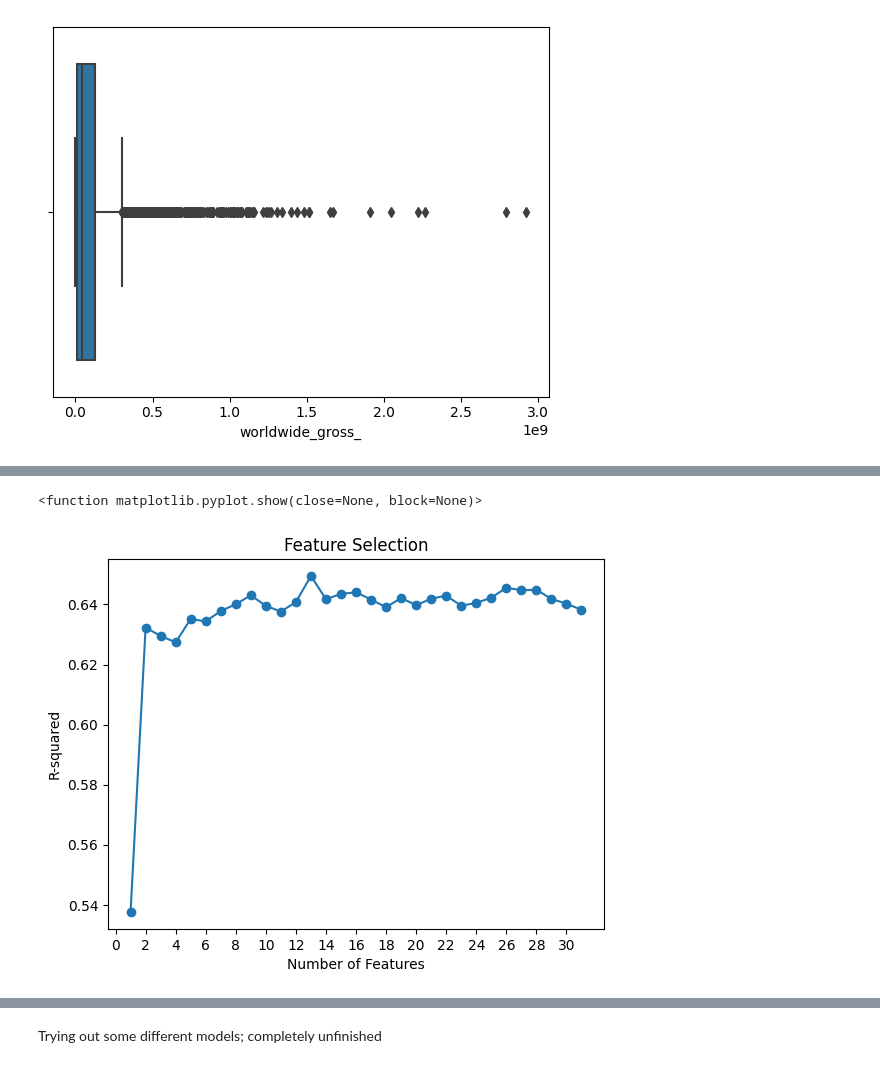
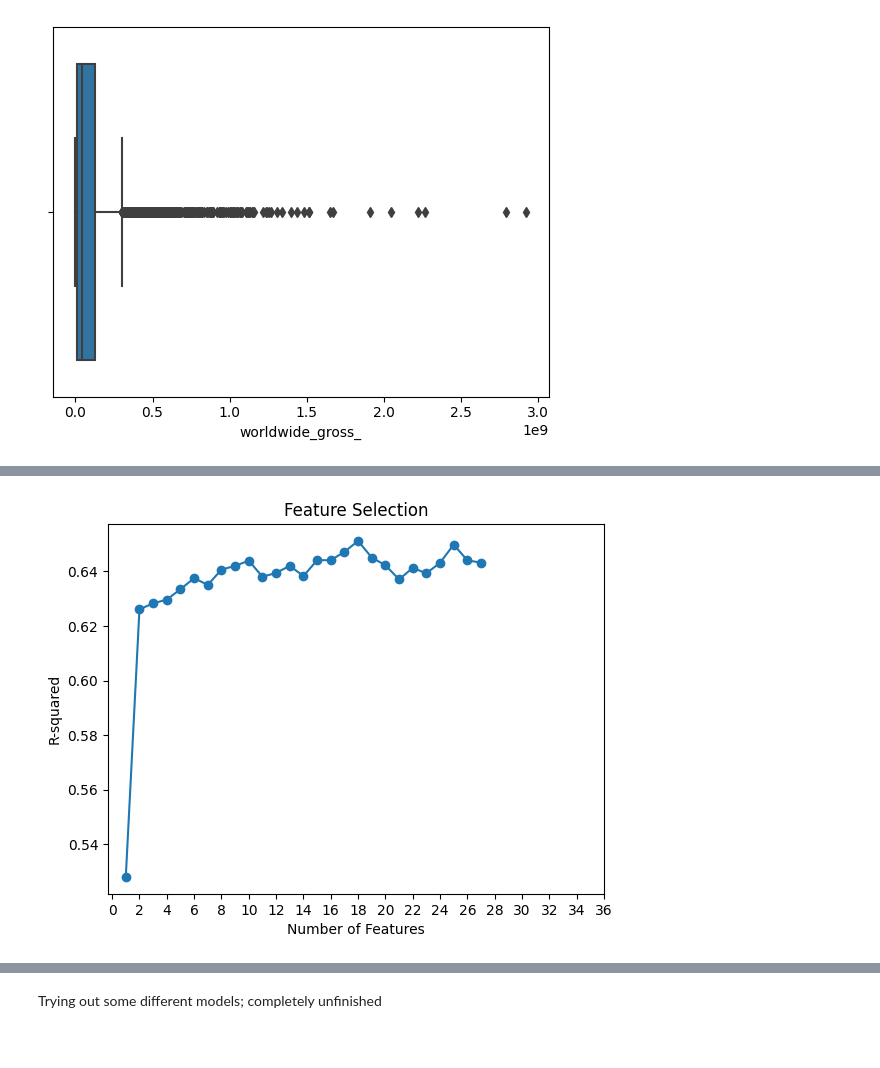
Before and after one commit to chewingbones/movies, a Jupyter notebook: Movies.ipynb, the cells around one changed output, grey strips where cells are left out. Drawn from its saved outputs; the diff is of its cells as text; code cells hidden in the pictures.

```diff
--- a/Movies.ipynb
+++ b/Movies.ipynb
@@ -170,2 +236,0 @@ sns.boxplot(x = df.worldwide_gross_)
-# %%
-df_encoded['ratio'] = df['worldwide_gross_'] / df['production_budget_']
@@ -179,9 +237,18 @@ data = df_encoded.drop(labels = ["movie_title","production_date","genres","direc
+# %%
+labels = df_encoded["worldwide_gross_"]
+data = df_encoded.drop(labels = ["season","worldwide_gross_","domestic_gross_"], axis = 1)
 # %%
 from sklearn.preprocessing import scale
 from sklearn.linear_model import LinearRegression
 from sklearn.model_selection import train_test_split
 scaled_data = scale(data, axis = 0)
 train_data, test_data, train_labels, test_labels = train_test_split(scaled_data, labels, test_size = 0.2, random_state = 100)
+# %%
+#creating a standard error function
+def standard_error(td,tl):
+  #Mean Squared Error
+  mean_squared_error = sum([(j - reg.predict(np.array(i).reshape(1, -1)))**2 for i,j in zip(td,tl)]) / len(td)
+  return mean_squared_error[0]**0.5
 # %%
 #train the model
 reg = LinearRegression().fit(train_data, train_labels)
@@ -199,9 +278,11 @@ The standard error is 116173298.6759156
 # %%
 from sklearn.feature_selection import SelectKBest, f_regression
-r_average = [0] * 33
+r_average = [0] * 27
+se_average = [0] * 27
 for trial in range(100):
   rsquareds = []
-  for num in range(1,34):
+  se = []
+  for num in range(1,28):
     #feature selection algorithm is always ran on same random state
     scaled_data = scale(data, axis = 0)
     train_data, test_data, train_labels, test_labels = train_test_split(scaled_data, labels, test_size = 0.2,random_state=2308)
@@ -217,16 +298,17 @@ for trial in range(100):
     #train the model
     reg = LinearRegression().fit(train_data, train_labels)
     rsquareds.append(reg.score(test_data,test_labels))
+    se.append(standard_error(test_data,test_labels))
   r_average = [i + j for i,j in zip(rsquareds,r_average)]
+  se_average = [i + j for i,j in zip(se,se_average)]
 # %%
-x = [i for i in range(1,32)]
-y = [i/100 for i in r_average][:31]
+x = [i for i in range(1,28)]
+y = [i/100 for i in r_average]
 plt.plot(x,y, marker = "o")
 plt.xlabel("Number of Features")
 plt.ylabel("R-squared")
-plt.xticks([i for i in range(0,32,2)])
+plt.xticks([i for i in range(0,38,2)])
 plt.title("Feature Selection")
-plt.show
+plt.show()
 # %% [output]
-<function matplotlib.pyplot.show(close=None, block=None)>
-[figure, old version]
+[figure, new version]
```
Also changed, not shown: parts of 31 cells of this notebook, 2 other files.
